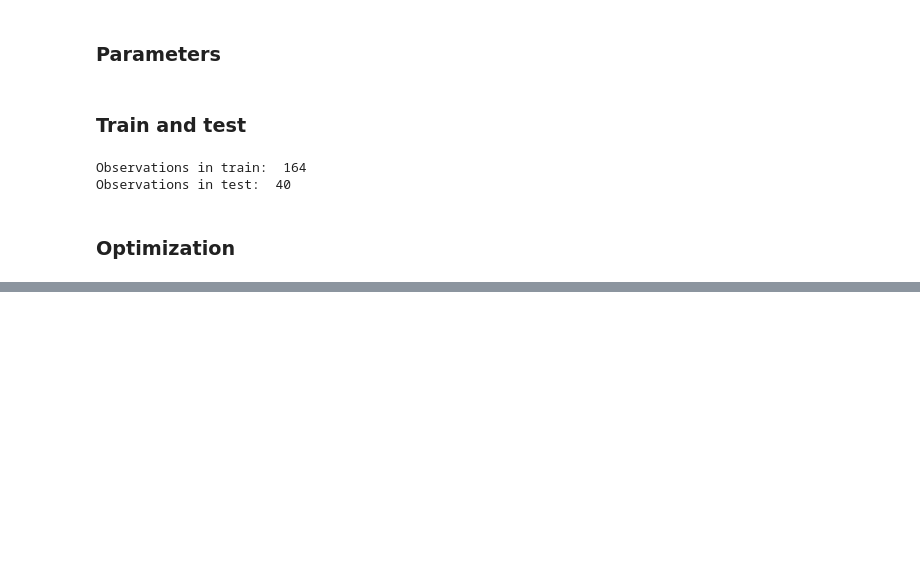
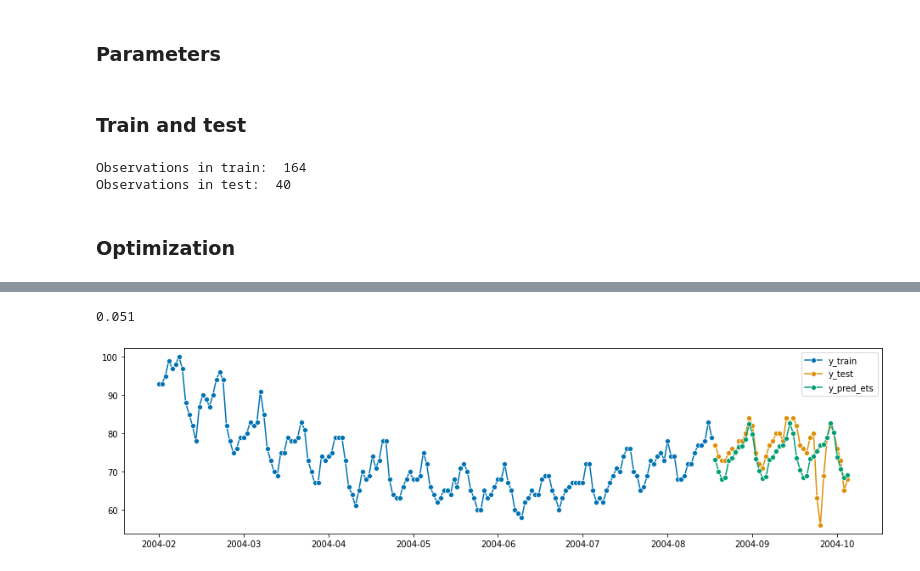
Before and after one commit to ipveka/Demand-Fcst, a Jupyter notebook: 3_demand_analysis.ipynb, the cells around one changed output, grey strips where cells are left out. Cells and saved outputs as stored; diff of their text form; code cells hidden in the pictures; blank space fills up the shorter version.

```diff
--- a/3_demand_analysis.ipynb
+++ b/3_demand_analysis.ipynb
@@ -152,15 +164,19 @@ forecaster_exp = ExponentialSmoothing(trend="add", seasonal="multiplicative", sp
 # %%
 # ETS
 
 forecaster_ets = AutoETS(auto=True, sp=12, n_jobs=-1)
-# forecaster_ets.fit(y_train)
-# y_pred_ets = forecaster_ets.predict(fh)
+forecaster_ets.fit(y_train)
+y_pred_ets = forecaster_ets.predict(fh)
 
 # Save results
 
-# optim_plot_ets = plot_series(y_train, y_test, y_pred_ets, labels=["y_train", "y_test", "y_pred_ets"])
-# optim_plot_ets
-# smape_exp = smape_loss(y_pred_exp, y_test)
+optim_plot_ets = plot_series(y_train, y_test, y_pred_ets, labels=["y_train", "y_test", "y_pred_ets"])
+optim_plot_ets
+smape_ets = round(smape_loss(y_pred_exp, y_test),3)
+print(smape_ets)
+# %% [output]
+0.051
+[figure, added]
 # %%
 # Arima
 
```
Also changed, not shown: parts of 10 cells of this notebook, 7 other files.
